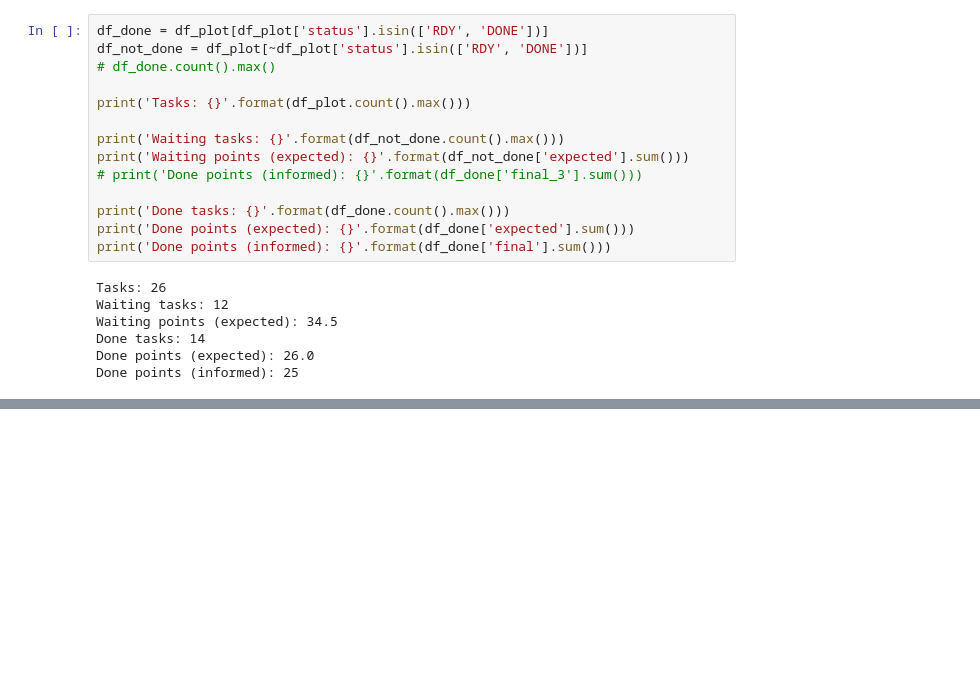
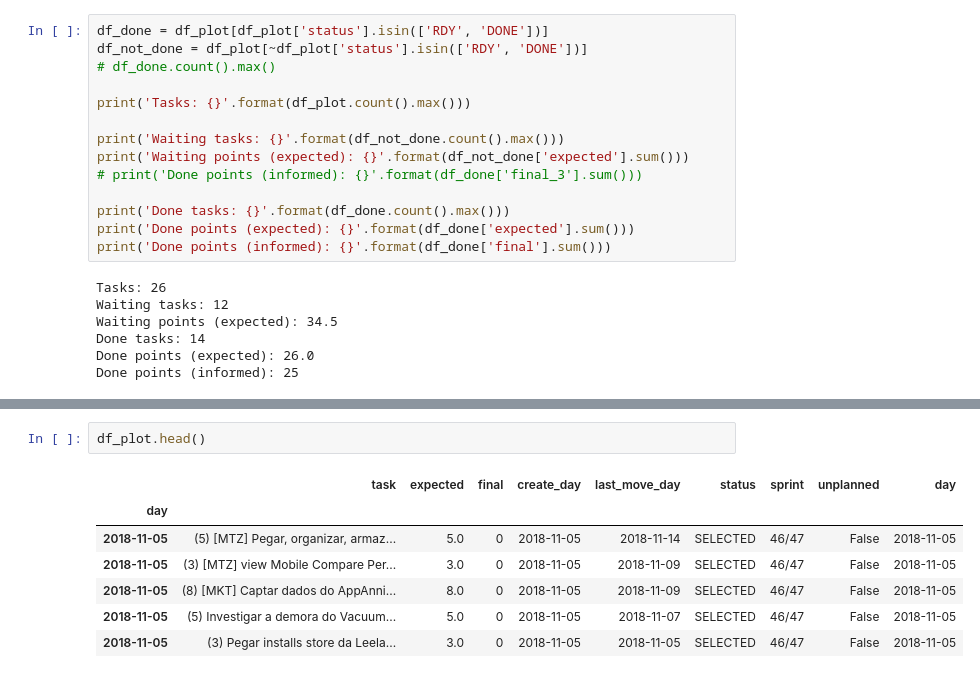
Before and after one commit to matherthal/plot-trello, a Jupyter notebook: plot-trello.ipynb, the cells around one changed output, grey strips where cells are left out. Cells and saved outputs as stored; diff of their text form; blank space fills up the shorter version.

```diff
--- a/plot-trello.ipynb
+++ b/plot-trello.ipynb
@@ -488,0 +502,10 @@ Done points (informed): 25
+# %%
+df_plot.head()
+# %% [output]
+|  | task | expected | final | create_day | last_move_day | status | sprint | unplanned | day |
+| day |  |  |  |  |  |  |  |  |  |
+| 2018-11-05 | (5) [MTZ] Pegar, organizar, armaz... | 5.0 | 0 | 2018-11-05 | 2018-11-14 | SELECTED | 46/47 | False | 2018-11-05 |
+| 2018-11-05 | (3) [MTZ] view Mobile Compare Per... | 3.0 | 0 | 2018-11-05 | 2018-11-09 | SELECTED | 46/47 | False | 2018-11-05 |
+| 2018-11-05 | (8) [MKT] Captar dados do AppAnni... | 8.0 | 0 | 2018-11-05 | 2018-11-09 | SELECTED | 46/47 | False | 2018-11-05 |
+| 2018-11-05 | (5) Investigar a demora do Vacuum... | 5.0 | 0 | 2018-11-05 | 2018-11-07 | SELECTED | 46/47 | False | 2018-11-05 |
+| 2018-11-05 | (3) Pegar installs store da Leela... | 3.0 | 0 | 2018-11-05 | 2018-11-05 | SELECTED | 46/47 | False | 2018-11-05 |
```
Also changed, not shown: parts of 3 cells of this notebook.
